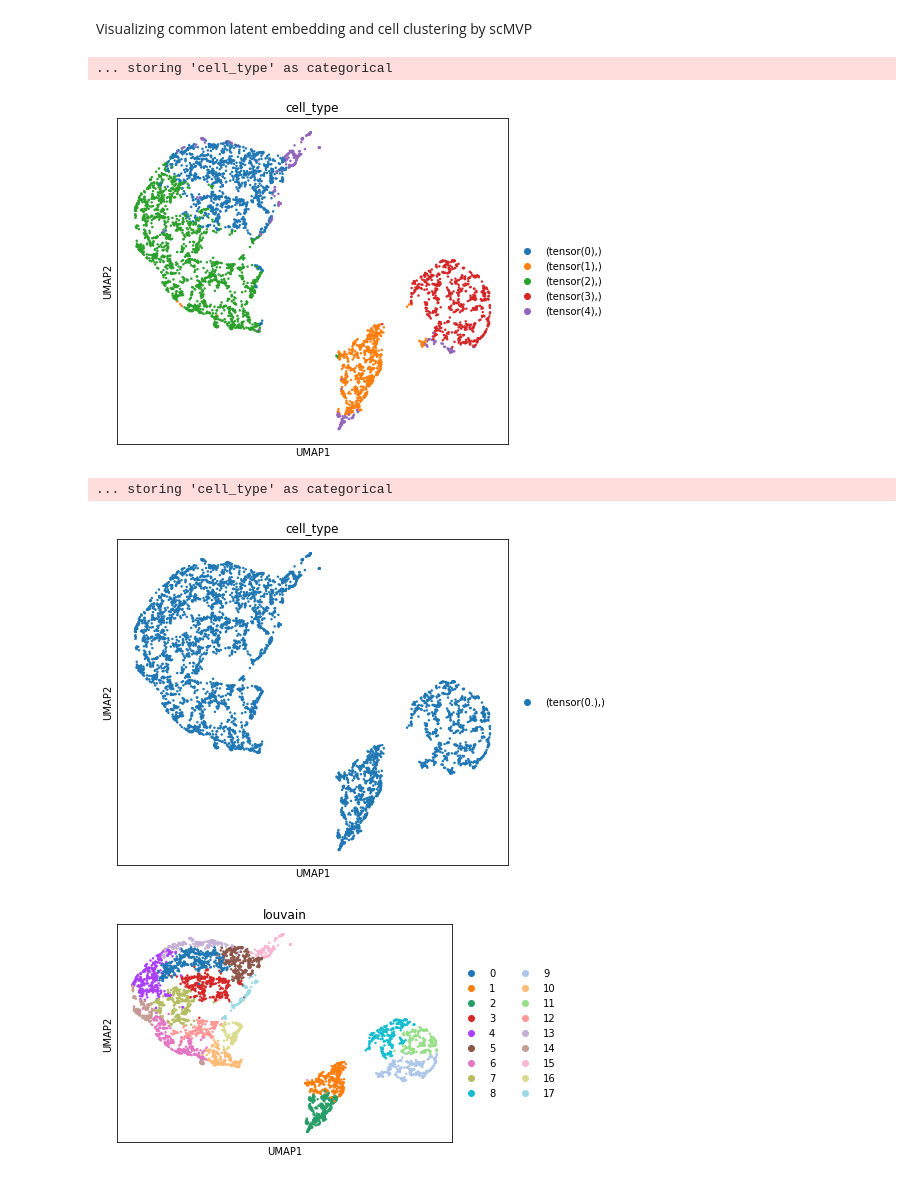
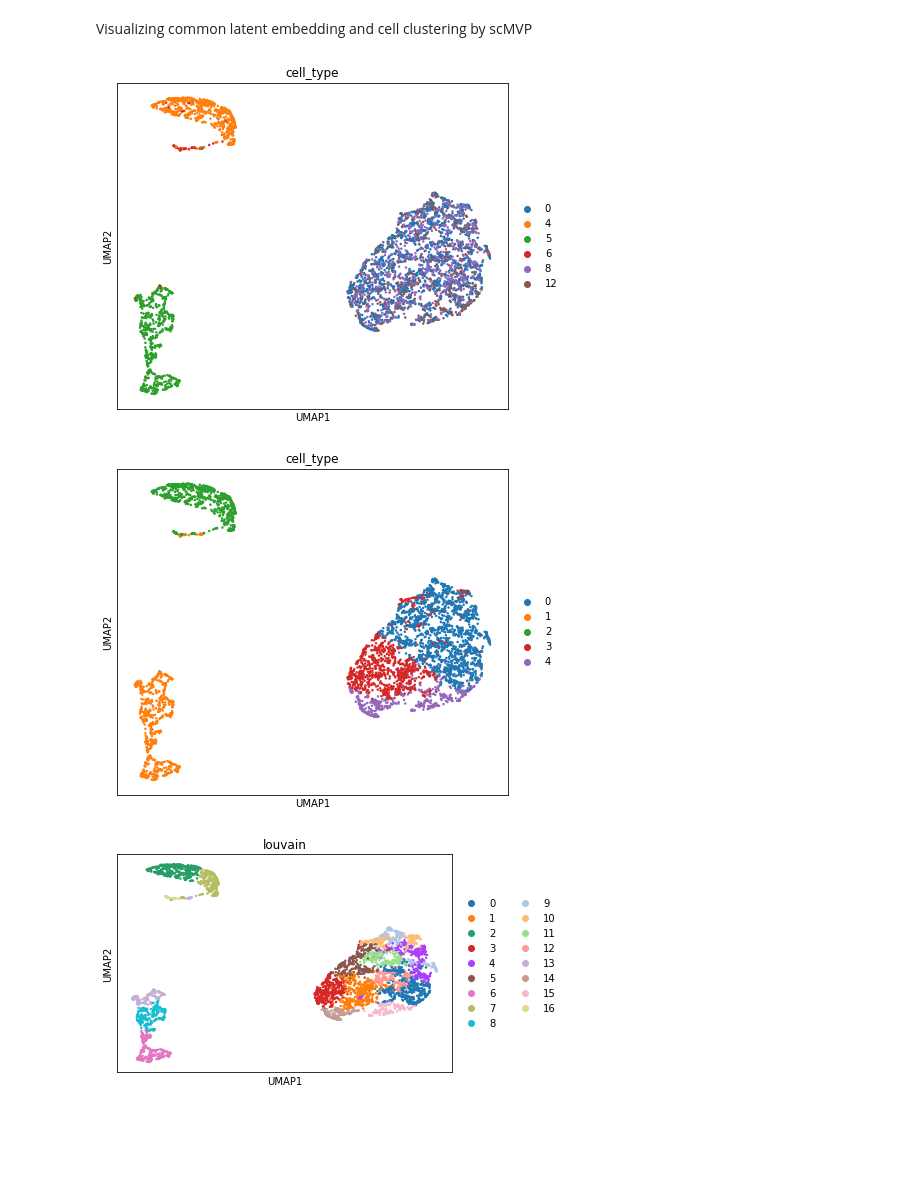
Before and after one commit to bm2-lab/scMVP, a Jupyter notebook: demos/scMVP_tutorial.ipynb, the cells around one changed output. Cells and saved outputs as stored; diff of their text form; code cells hidden in the pictures; blank space fills up the shorter version.

```diff
--- a/demos/scMVP_tutorial.ipynb
+++ b/demos/scMVP_tutorial.ipynb
@@ -87,7 +109,7 @@ if test_mode is False:
 * __n_centroids__: Set the number of cell types
 * __n_alfa__: Set the weight of KL loss
 # %%
-n_epochs = 50 if n_epochs_all is None else n_epochs_all
+n_epochs = 30 if n_epochs_all is None else n_epochs_all
 lr = 1e-3
 use_batches = False
 use_cuda = True
@@ -188,15 +171,15 @@ trainer = MultiTrainer(
     frequency=5,
 )
 
-clust_index_gmm = trainer.model.init_gmm_params(sample_latents.detach().numpy())
+clust_index_gmm = trainer.model.init_gmm_params(latent)
 
 is_test_pragram = False
 if is_test_pragram:
     trainer.train(n_epochs=n_epochs, lr=lr)
-    torch.save(trainer.model.state_dict(), '%s/scMVP_tutorial_mmvae.pkl' % train_model_path)
-if os.path.isfile('%s/scMVP_tutorial_mmvae.pkl' % train_model_path):
-    trainer.model.load_state_dict(torch.load('%s/scMVP_tutorial_mmvae.pkl' % train_model_path))
+    torch.save(trainer.model.state_dict(), '%s/multi_vae_210121.pkl' % save_path)
+if os.path.isfile('%s/multi_vae_210121.pkl' % save_path):
+    trainer.model.load_state_dict(torch.load('%s/multi_vae_210121.pkl' % save_path))
     trainer.model.eval()
 else:
     trainer.train(n_epochs=n_epochs, lr=lr)
-    torch.save(trainer.model.state_dict(), '%s/scMVP_tutorial_mmvae.pkl' % train_model_path)
+    torch.save(trainer.model.state_dict(), '%s/multi_vae_210121.pkl' % save_path)
@@ -239,6 +200,8 @@ Query the imputed values via the `imputation` method of the posterior object and
 # %%
 full = trainer.create_posterior(trainer.model, dataset, indices=np.arange(len(dataset)),type_class=MultiPosterior)
 imputed_values = full.sequential().imputation()
+latent, latent_rna, latent_atac, cluster_gamma, cluster_index, batch_indices, labels = full.sequential().get_latent()
+
 sample_latents = torch.tensor([])
 sample_labels = torch.tensor([])
 rna_imputation = imputed_values[0]
@@ -268,5 +231,5 @@ Perform cell clustering and merging the rare clusters which less than 10 cells
 # %%
-clust_index_gmm = trainer.model.init_gmm_params(sample_latents.detach().numpy())
+clust_index_gmm = trainer.model.init_gmm_params(latent)
 gmm_clus_index = clust_index_gmm.reshape(-1,1)
 for i in range(len(np.unique(gmm_clus_index))):
     if len(gmm_clus_index[gmm_clus_index == i]) <= 10:
@@ -281,24 +244,32 @@ for i in range(len(unique_gmm_clus_index)):
 Visualizing common latent embedding and cell clustering by scMVP
 # %%
 posterior_adata = anndata.AnnData(X=rna_imputation)
-posterior_adata.obsm["X_multi_vi"] = sample_latents.detach().numpy()
-posterior_adata.obs['cell_type'] = torch.tensor(clust_index_gmm.reshape(-1,1))
+posterior_adata.obsm["X_multi_vi"] = latent
+posterior_adata.obs['cell_type'] = pd.Categorical(labels)
 sc.pp.neighbors(posterior_adata, use_rep="X_multi_vi", n_neighbors=15)
 sc.tl.umap(posterior_adata, min_dist=0.1)
 fig, ax = plt.subplots(figsize=(7, 6))
 sc.pl.umap(posterior_adata, color=["cell_type"], ax=ax, show=show_plot)
 # imputation labels
-posterior_adata.obs['cell_type'] = torch.tensor(sample_labels.reshape(-1,1))
+'''
+posterior_adata.obs['cell_type'] = pd.Categorical(clust_index_gmm)
 sc.pp.neighbors(posterior_adata, use_rep="X_multi_vi", n_neighbors=15)
 sc.tl.umap(posterior_adata, min_dist=0.1)
 #matplotlib.use('TkAgg')
 fig, ax = plt.subplots(figsize=(7, 6))
 sc.pl.umap(posterior_adata, color=["cell_type"], ax=ax, show=show_plot)
 sc.tl.louvain(posterior_adata)
 sc.pl.umap(posterior_adata, color=['louvain'])
+
+posterior_adata = anndata.AnnData(X=rna_imputation)
+posterior_adata.obsm["X_multi_vi"] = sample_latents.detach().numpy()
+posterior_adata.obs['cell_type'] = pd.Categorical(labels)
+sc.pp.neighbors(posterior_adata, use_rep="X_multi_vi", n_neighbors=15)
+sc.tl.umap(posterior_adata, min_dist=0.1)
+fig, ax = plt.subplots(figsize=(7, 6))
+sc.pl.umap(posterior_adata, color=["cell_type"], ax=ax, show=show_plot)
+'''
 # %% [output]
-... storing 'cell_type' as categorical
-[figure, old version]
+[figure, new version]
-... storing 'cell_type' as categorical
-[figure, old version]
+[figure, new version]
-[figure, old version]
+[figure, new version]
```
Also changed, not shown: parts of 18 cells of this notebook, 7 other files.
